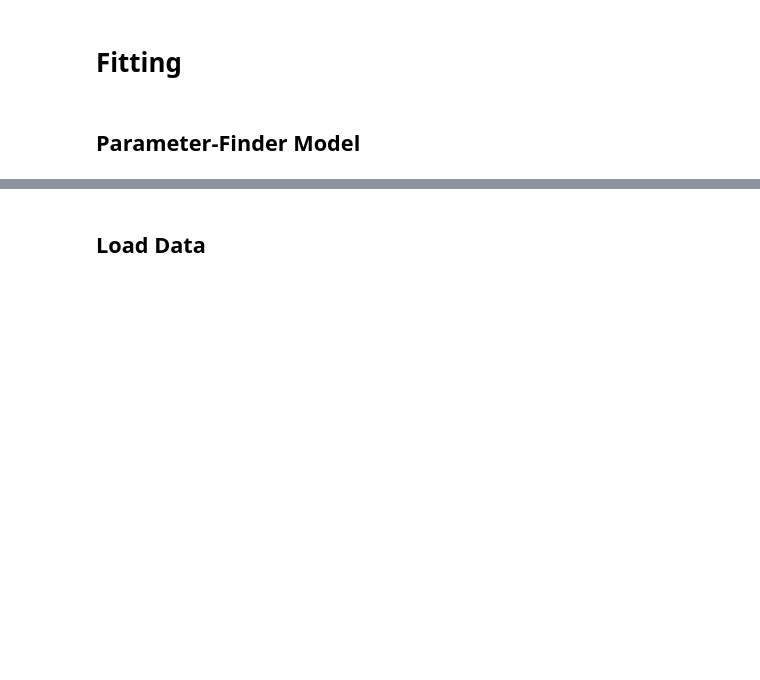
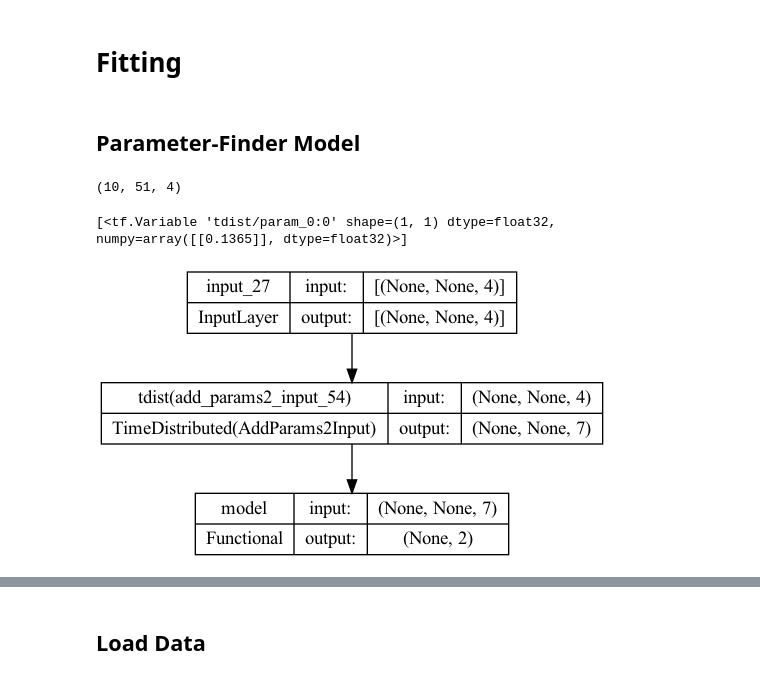
Before and after one commit to matangrinberg/parametrized-classifiers, a Jupyter notebook: newDCTR/HEP-notebooks/DCTR_1D_alphaS.ipynb, the cells around one changed output, grey strips where cells are left out. Drawn from its saved outputs; the diff is of its cells as text; code cells hidden in the pictures; blank space fills up the shorter version.

```diff
--- a/newDCTR/HEP-notebooks/DCTR_1D_alphaS.ipynb
+++ b/newDCTR/HEP-notebooks/DCTR_1D_alphaS.ipynb
@@ -187,0 +223,7 @@ plot_style_1 = {'alpha':0.5, 'density':True}
+# %%
+inp = X_fit[0:10]
+print(inp.shape)
+a = tf.where(tf.transpose([inp[..., 0] > 0], perm=[1,2,0]), [.1, 3, .5] * tf.ones((1,51,3)), tf.zeros((1, 51, 3)))
+b = tf.concat([inp, a], -1)
+# %% [output]
+(10, 51, 4)
@@ -187,0 +244,6 @@ plot_style_1 = {'alpha':0.5, 'density':True}
+# %%
+print(model_TEST.trainable_weights)
+keras.utils.plot_model(model_TEST, "my_first_model_with_shape_info.png", show_shapes=True)
+# %% [output]
+[<tf.Variable 'tdist/param_0:0' shape=(1, 1) dtype=float32, numpy=array([[0.1365]], dtype=float32)>]
+[figure, added]
```
Also changed, not shown: parts of 24 cells of this notebook, 1 other file.
